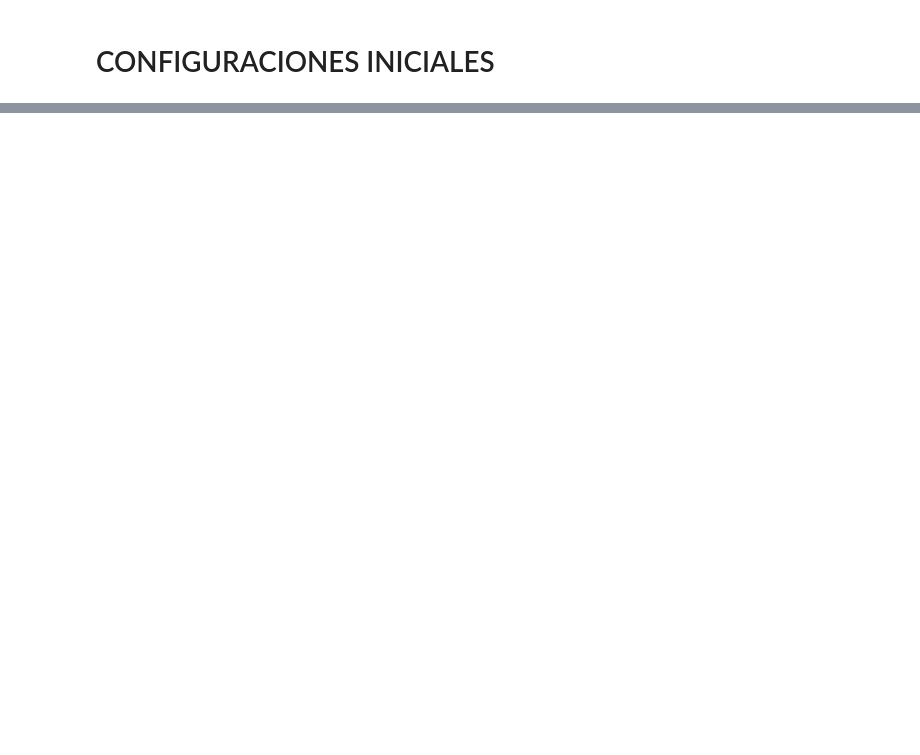
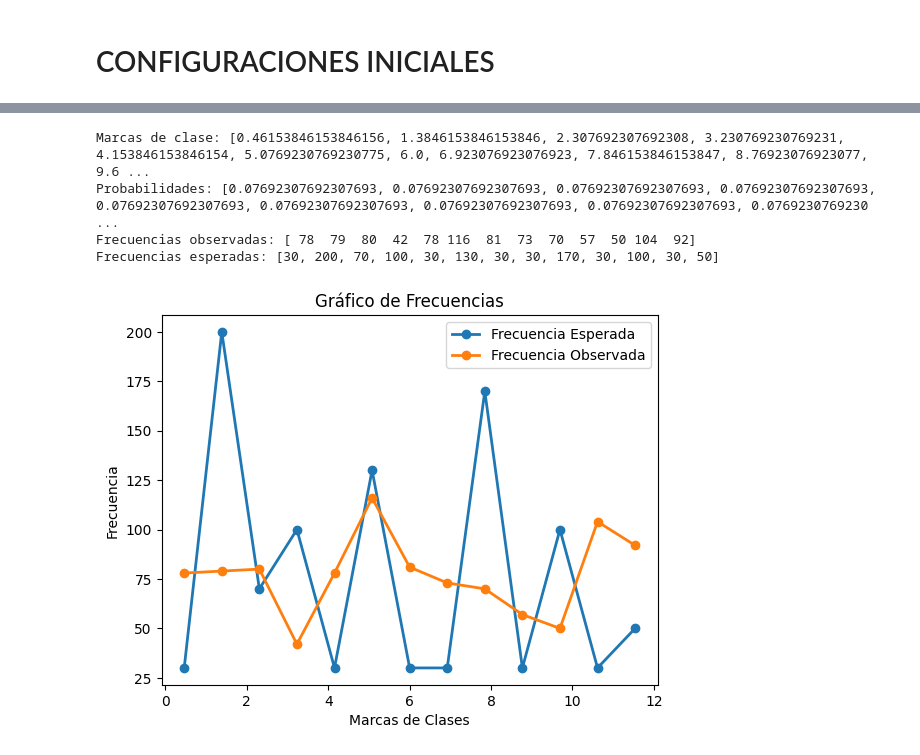
Before and after one commit to martinlacheski/integradorModSim2023, a Jupyter notebook: Notebook.ipynb, the cells around one changed output, grey strips where cells are left out. Cells and saved outputs as stored; diff of their text form; code cells hidden in the pictures; blank space fills up the shorter version.

```diff
--- a/Notebook.ipynb
+++ b/Notebook.ipynb
@@ -395,0 +738,19 @@ la desviación estandar es: 2.8315366852647346
+# %%
+# Definimos el número de clases y la amplitud
+
+num_clases = len(pilotos_final) # Cantidad de pilotos del listado anterior
+amplitud_clase = maximo/len(pilotos_final)
+
+# Calculamos las marcas de clase
+marcas_clase = [amplitud_clase/2 + i*amplitud_clase for i in range(num_clases)]
+
+# Calcular la frecuencia de cada clase
+frecuencia_clase = [0]*num_clases
+for num in numeros_congruencia_rangos:
+    for i in range(num_clases):
+        if num >= i*amplitud_clase and num < (i+1)*amplitud_clase:
+            frecuencia_clase[i] += 1
+
+# Imprimir los resultados
+for i in range(num_clases):
+    print(f"Clase {i+1}: {marcas_clase[i]} - {marcas_clase[i]+amplitud_clase}  Frecuencia observada: {frecuencia_clase[i]}")
@@ -395,0 +771,50 @@ la desviación estandar es: 2.8315366852647346
+# %%
+# Dividimos el rango de valores en N intervalos de igual tamaño
+num_intervalos = len(pilotos_final) # Cantidad de pilotos del listado anterior
+rango = max(numeros_congruencia_rangos) - min(numeros_congruencia_rangos)
+ancho_intervalo = rango / num_intervalos
+
+# Calculamos las marcas de clase y las probabilidades de cada intervalo
+marcas_clase = [min(numeros_congruencia_rangos) + (i + 0.5) * ancho_intervalo for i in range(num_intervalos)]
+probabilidades = [ancho_intervalo / rango] * num_intervalos
+
+# Contamos cuántos números aleatorios caen en cada intervalo
+frecuencias_obs = np.histogram(numeros_congruencia_rangos, bins=num_intervalos, range=(min(numeros_congruencia_rangos), max(numeros_congruencia_rangos)))[0]
+
+# Calculamos las frecuencias esperadas
+frecuencias_esp = []
+
+cantidad_total = len(numeros_congruencia_rangos)
+lista_numeros = []
+
+porcentajes_enteros = [round(p) for p in prob_pilotos.values()]
+porcentajes_enteros[-1] += 100 - sum(porcentajes_enteros)
+
+for porcentaje in porcentajes_enteros:
+    numero = int(porcentaje / 100 * cantidad_total)
+    frecuencias_esp.append(numero)
+
+# Calcular el estadístico de chi-cuadrado y el p-valor
+chi2, p = chisquare(frecuencias_obs, frecuencias_esp)
+
+print("Marcas de clase:", marcas_clase)
+print("Probabilidades:", probabilidades)
+print("Frecuencias observadas:", frecuencias_obs)
+print("Frecuencias esperadas:", frecuencias_esp)
+
+# Creamos el gráfico
+plt.plot(marcas_clase, frecuencias_esp, '-o', label='Frecuencia Esperada', linewidth=2)
+plt.plot(marcas_clase, frecuencias_obs, '-o', label='Frecuencia Observada', linewidth=2)
+plt.legend(loc='best')
+plt.title('Gráfico de Frecuencias')
+plt.xlabel('Marcas de Clases')
+plt.ylabel('Frecuencia')
+
+# Mostramos el gráfico
+plt.show()
+# %% [output]
+Marcas de clase: [0.46153846153846156, 1.3846153846153846, 2.307692307692308, 3.230769230769231, 4.153846153846154, 5.0769230769230775, 6.0, 6.923076923076923, 7.846153846153847, 8.76923076923077, 9.6 ...
+Probabilidades: [0.07692307692307693, 0.07692307692307693, 0.07692307692307693, 0.07692307692307693, 0.07692307692307693, 0.07692307692307693, 0.07692307692307693, 0.07692307692307693, 0.0769230769230 ...
+Frecuencias observadas: [ 78  79  80  42  78 116  81  73  70  57  50 104  92]
+Frecuencias esperadas: [30, 200, 70, 100, 30, 130, 30, 30, 170, 30, 100, 30, 50]
+[figure, added]
```
Also changed, not shown: parts of 62 cells of this notebook, 16 other files.
